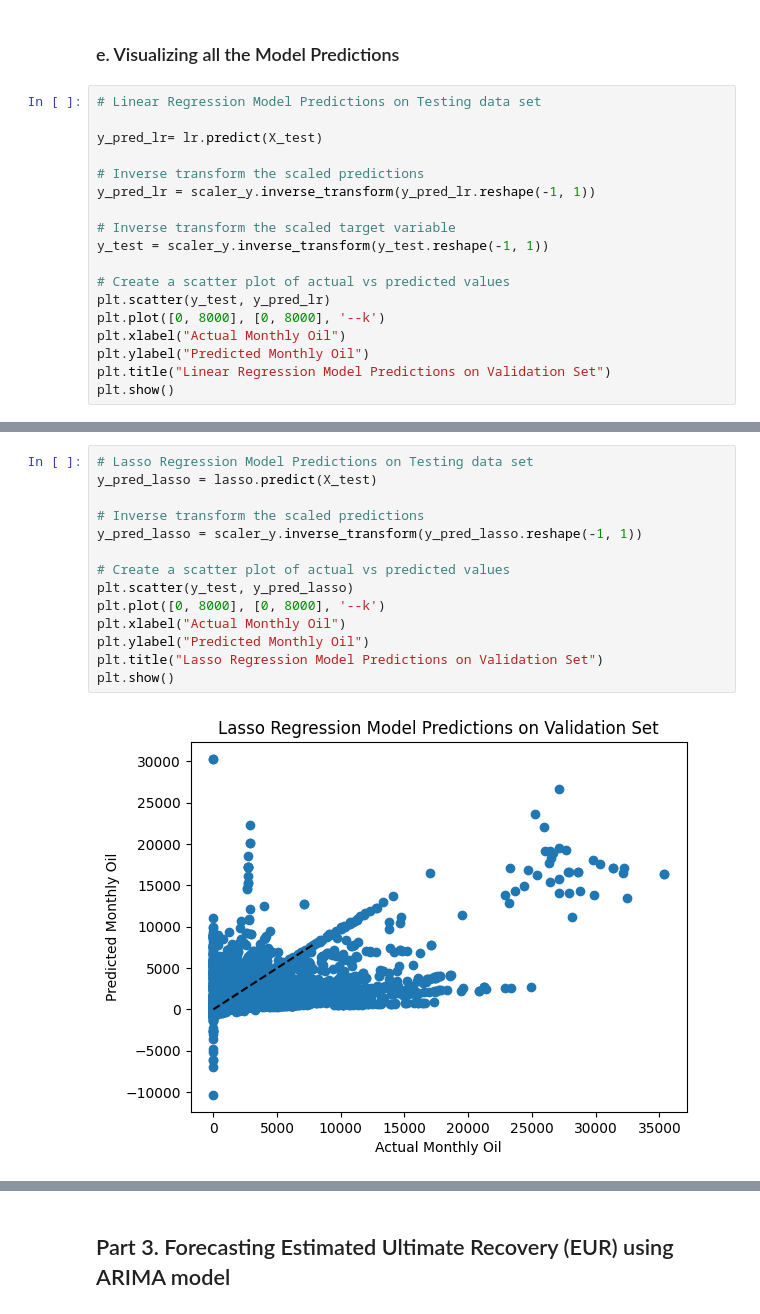
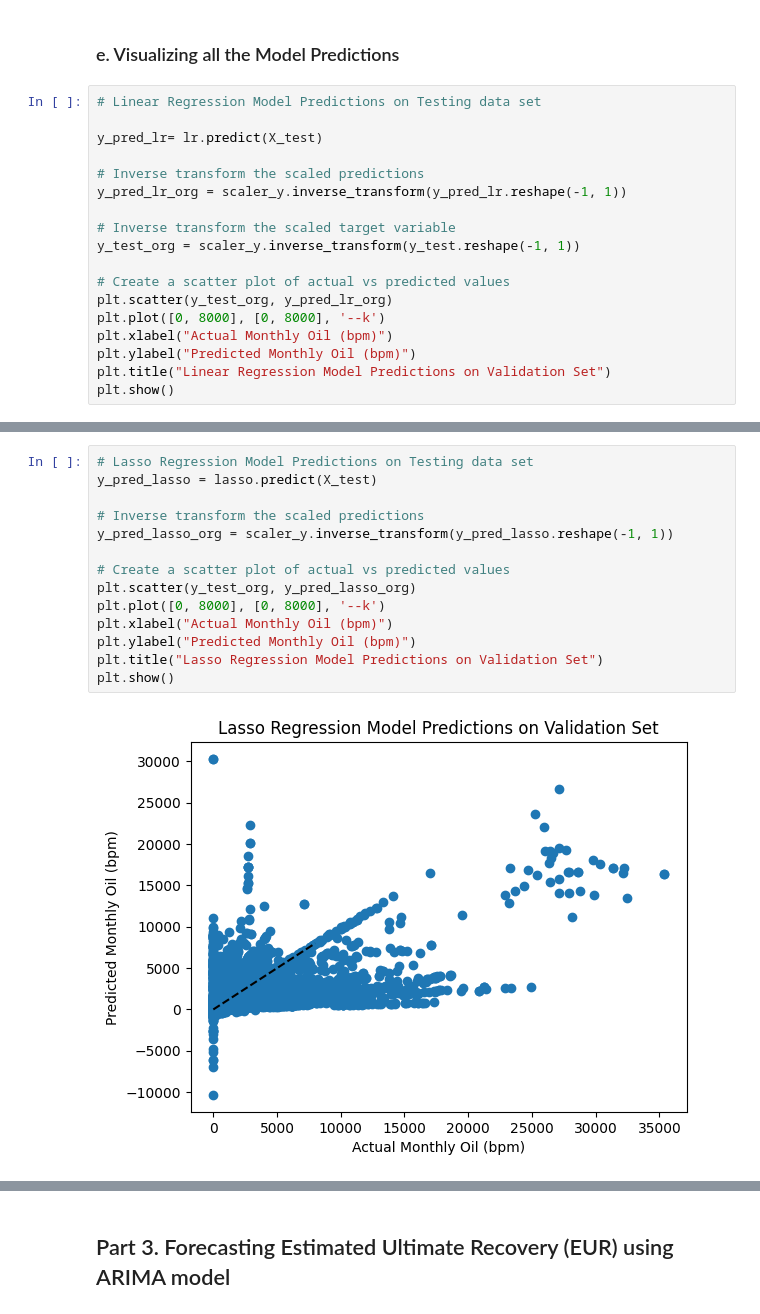
Before and after one commit to ManishRawat07/PETR6397-Final-Project-Oil-Production-Forecasting-using-Machine-Learning, a Jupyter notebook: Oil Production forecasting.ipynb, the cells around one changed output, grey strips where cells are left out. Drawn from its saved outputs; the diff is of its cells as text.

```diff
--- a/Oil Production forecasting.ipynb
+++ b/Oil Production forecasting.ipynb
@@ -460,16 +459,16 @@ RMSE: 0.12871600694856877
 y_pred_lr= lr.predict(X_test)
 
 # Inverse transform the scaled predictions
-y_pred_lr = scaler_y.inverse_transform(y_pred_lr.reshape(-1, 1))
+y_pred_lr_org = scaler_y.inverse_transform(y_pred_lr.reshape(-1, 1))
 
 # Inverse transform the scaled target variable
-y_test = scaler_y.inverse_transform(y_test.reshape(-1, 1))
+y_test_org = scaler_y.inverse_transform(y_test.reshape(-1, 1))
 
 # Create a scatter plot of actual vs predicted values
-plt.scatter(y_test, y_pred_lr)
+plt.scatter(y_test_org, y_pred_lr_org)
 plt.plot([0, 8000], [0, 8000], '--k')
-plt.xlabel("Actual Monthly Oil")
-plt.ylabel("Predicted Monthly Oil")
+plt.xlabel("Actual Monthly Oil (bpm)")
+plt.ylabel("Predicted Monthly Oil (bpm)")
 plt.title("Linear Regression Model Predictions on Validation Set")
 plt.show()
 # %% [output]
@@ -493,19 +492,19 @@ plt.show()
 # %%
 # Lasso Regression Model Predictions on Testing data set
 y_pred_lasso = lasso.predict(X_test)
 
 # Inverse transform the scaled predictions
-y_pred_lasso = scaler_y.inverse_transform(y_pred_lasso.reshape(-1, 1))
+y_pred_lasso_org = scaler_y.inverse_transform(y_pred_lasso.reshape(-1, 1))
 
 # Create a scatter plot of actual vs predicted values
-plt.scatter(y_test, y_pred_lasso)
+plt.scatter(y_test_org, y_pred_lasso_org)
 plt.plot([0, 8000], [0, 8000], '--k')
-plt.xlabel("Actual Monthly Oil")
-plt.ylabel("Predicted Monthly Oil")
+plt.xlabel("Actual Monthly Oil (bpm)")
+plt.ylabel("Predicted Monthly Oil (bpm)")
 plt.title("Lasso Regression Model Predictions on Validation Set")
 plt.show()
 # %% [output]
-[figure, old version]
+[figure, new version]
 # %%
 # KNN Model Predictions on VTesting data set
 y_pred_knn = knn.predict(X_test)
```
Also changed, not shown: parts of 12 cells of this notebook.
